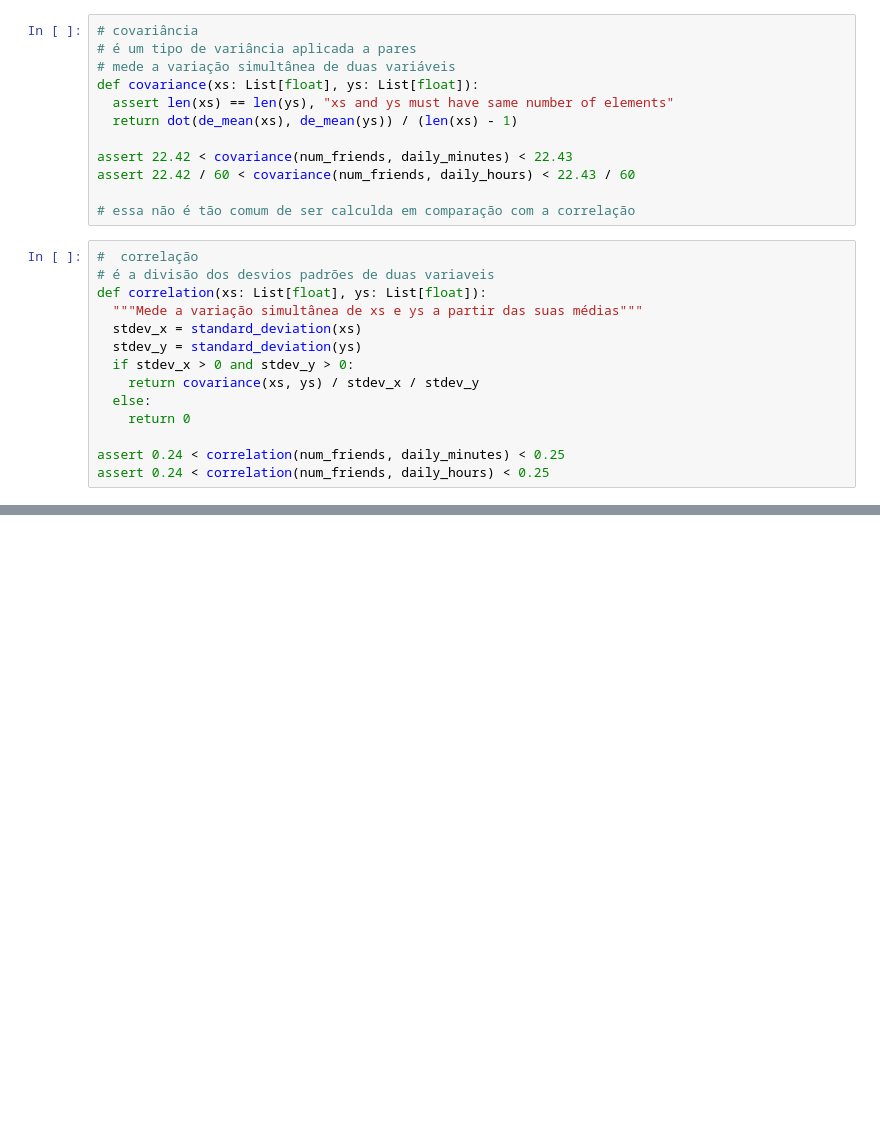
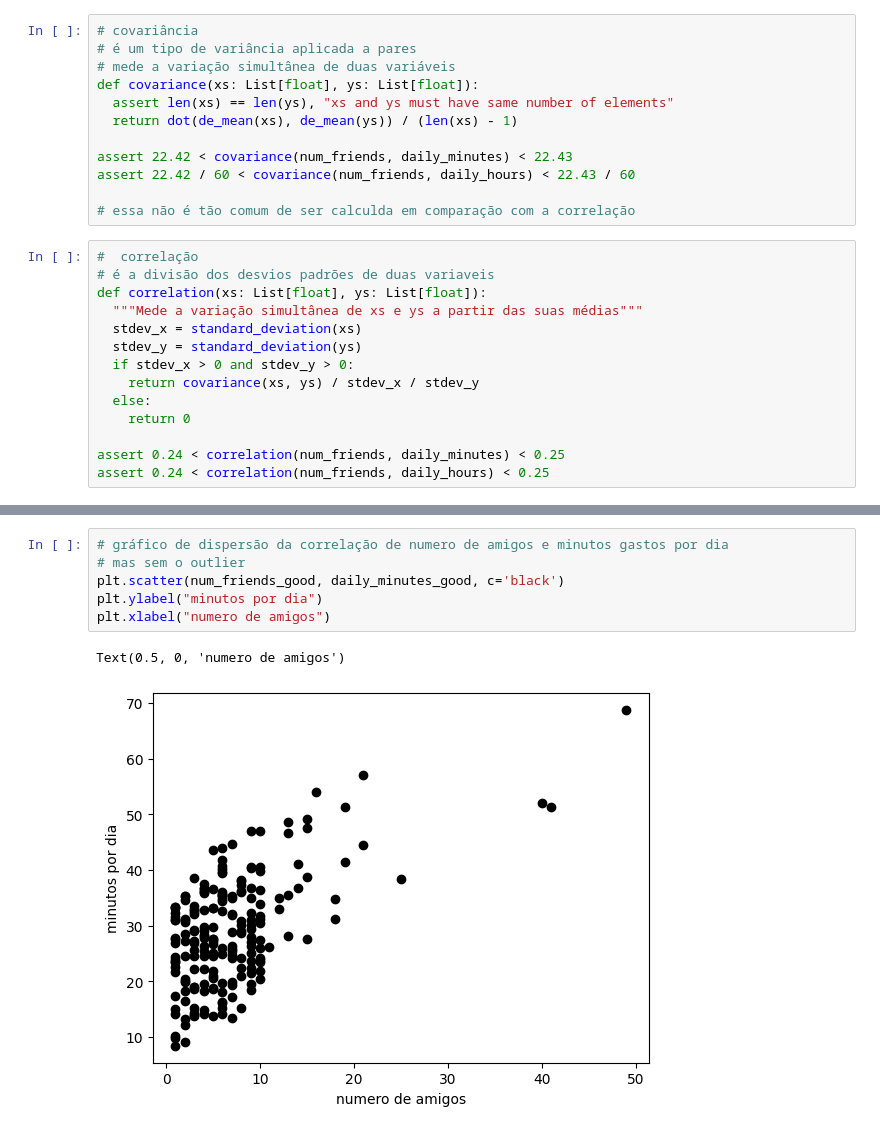
Before and after one commit to hernandemonteiro/data_science_do_zero, a Jupyter notebook: livro_data_science_do_zero.ipynb, the cells around one changed output, grey strips where cells are left out. Drawn from its saved outputs; the diff is of its cells as text; blank space fills up the shorter version.

```diff
--- a/livro_data_science_do_zero.ipynb
+++ b/livro_data_science_do_zero.ipynb
@@ -813,0 +820,9 @@ daily_hours_good = [dm / 60 for dm in daily_minutes_good]
+# %%
+# gráfico de dispersão da correlação de numero de amigos e minutos gastos por dia
+# mas sem o outlier
+plt.scatter(num_friends_good, daily_minutes_good, c='black')
+plt.ylabel("minutos por dia")
+plt.xlabel("numero de amigos")
+# %% [output]
+Text(0.5, 0, 'numero de amigos')
+[figure, added]
```
Also changed, not shown: parts of 91 cells of this notebook.
